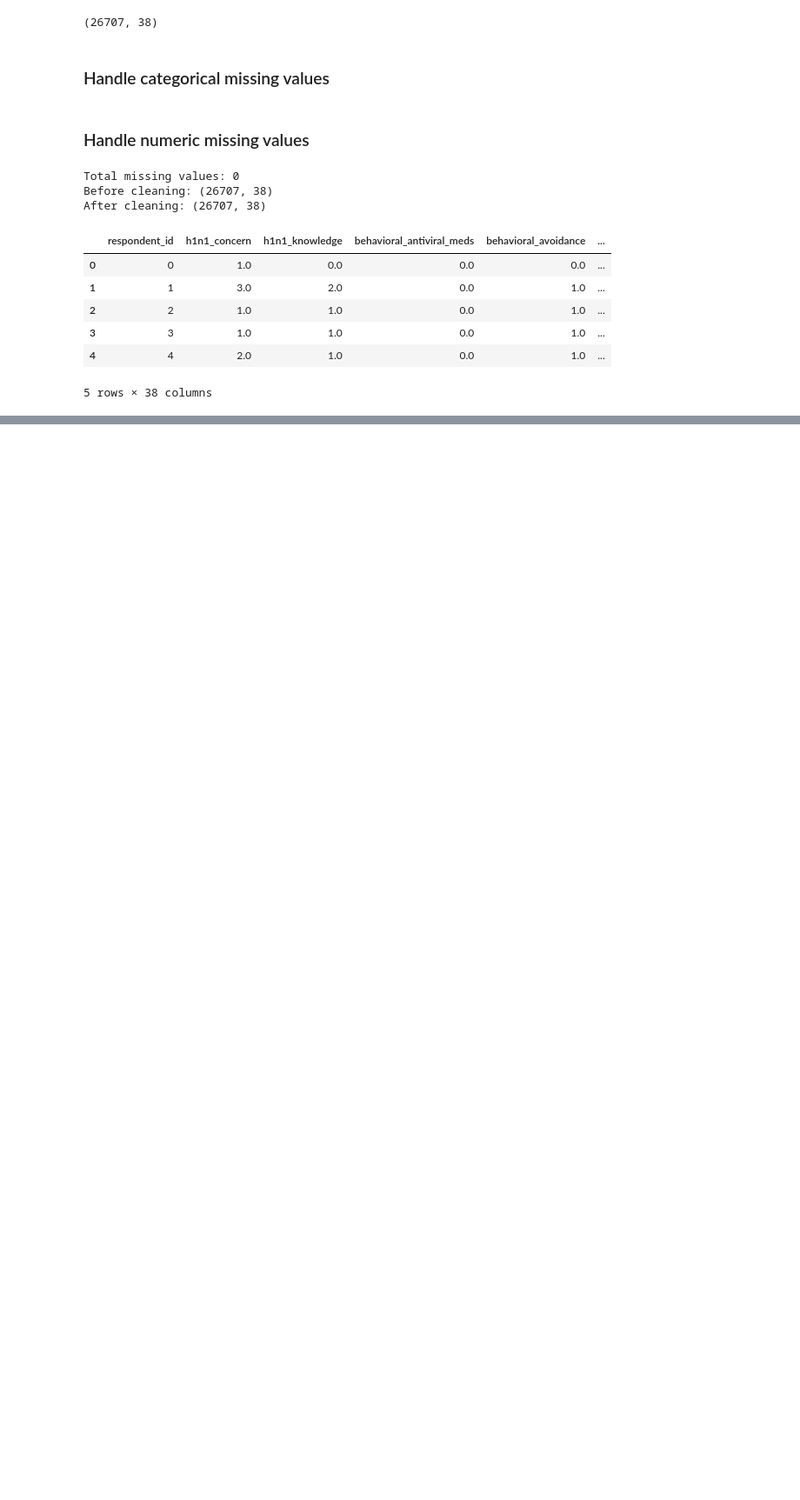
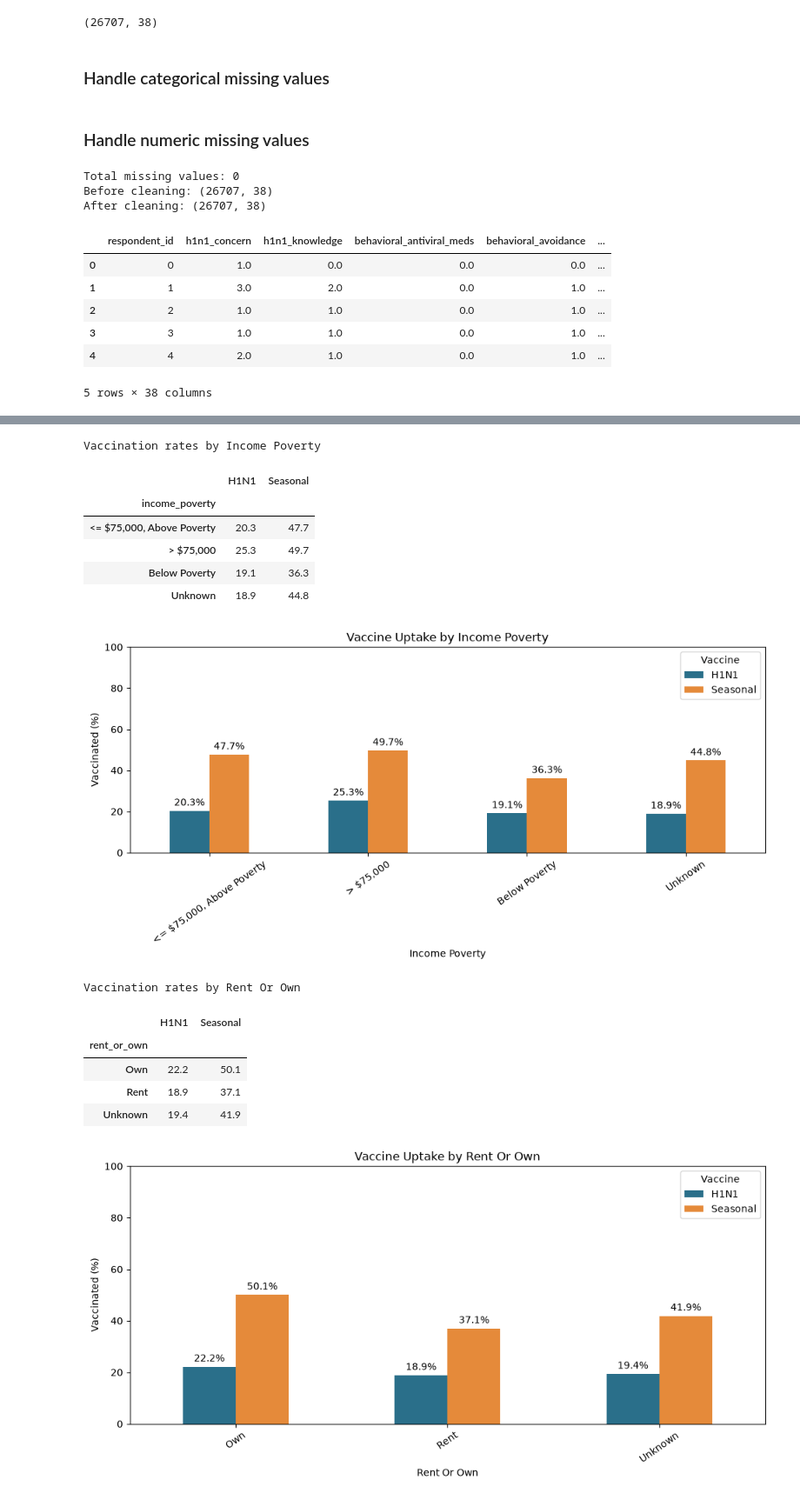
Before and after one commit to Odose-dev/Vaccine_Prediction_Team_5, a Jupyter notebook: notebook/01_eda.ipynb, the cells around one changed output, grey strips where cells are left out. Shown at 87% size. Drawn from its saved outputs; the diff is of its cells as text; code cells hidden in the pictures; blank space fills up the shorter version.

```diff
--- a/notebook/01_eda.ipynb
+++ b/notebook/01_eda.ipynb
@@ -466,0 +655,73 @@ After cleaning: (26707, 38)
+# %%
+for feature in socioeconomic_features:
+
+    # Calculate vaccination rates for the current feature
+    rates = (
+        cleaned_train_data_df
+        .groupby(feature)[
+            ["h1n1_vaccine", "seasonal_vaccine"]
+        ]
+        .mean()
+        .mul(100)
+        .rename(
+            columns={
+                "h1n1_vaccine": "H1N1",
+                "seasonal_vaccine": "Seasonal"
+            }
+        )
+    )
+
+    # Create a readable feature name
+    feature_name = (
+        feature
+        .replace("_", " ")
+        .title()
+    )
+
+    # Display the percentage table
+    print(f"\nVaccination rates by {feature_name}")
+    display(rates.round(1))
+
+    # Create the chart
+    ax = rates.plot(
+        kind="bar",
+        figsize=(10, 5),
+        color=["#2A6F8A", "#E58A3A"]
+    )
+
+    # Add percentage labels above every bar
+    for container in ax.containers:
+        ax.bar_label(
+            container,
+            fmt="%.1f%%",
+            padding=3
+        )
+
+    # Format the chart
+    plt.title(
+        f"Vaccine Uptake by {feature_name}"
+    )
+
+    plt.xlabel(feature_name)
+    plt.ylabel("Vaccinated (%)")
+    plt.ylim(0, 100)
+    plt.xticks(rotation=35)
+    plt.legend(title="Vaccine")
+    plt.tight_layout()
+    plt.show()
+# %% [output]
+Vaccination rates by Income Poverty
+|  | H1N1 | Seasonal |
+| income_poverty |  |  |
+| <= $75,000, Above Poverty | 20.3 | 47.7 |
+| > $75,000 | 25.3 | 49.7 |
+| Below Poverty | 19.1 | 36.3 |
+| Unknown | 18.9 | 44.8 |
+[figure, added]
+Vaccination rates by Rent Or Own
+|  | H1N1 | Seasonal |
+| rent_or_own |  |  |
+| Own | 22.2 | 50.1 |
+| Rent | 18.9 | 37.1 |
+| Unknown | 19.4 | 41.9 |
+[figure, added]
```
Also changed, not shown: parts of 17 cells of this notebook, 1 other file.
